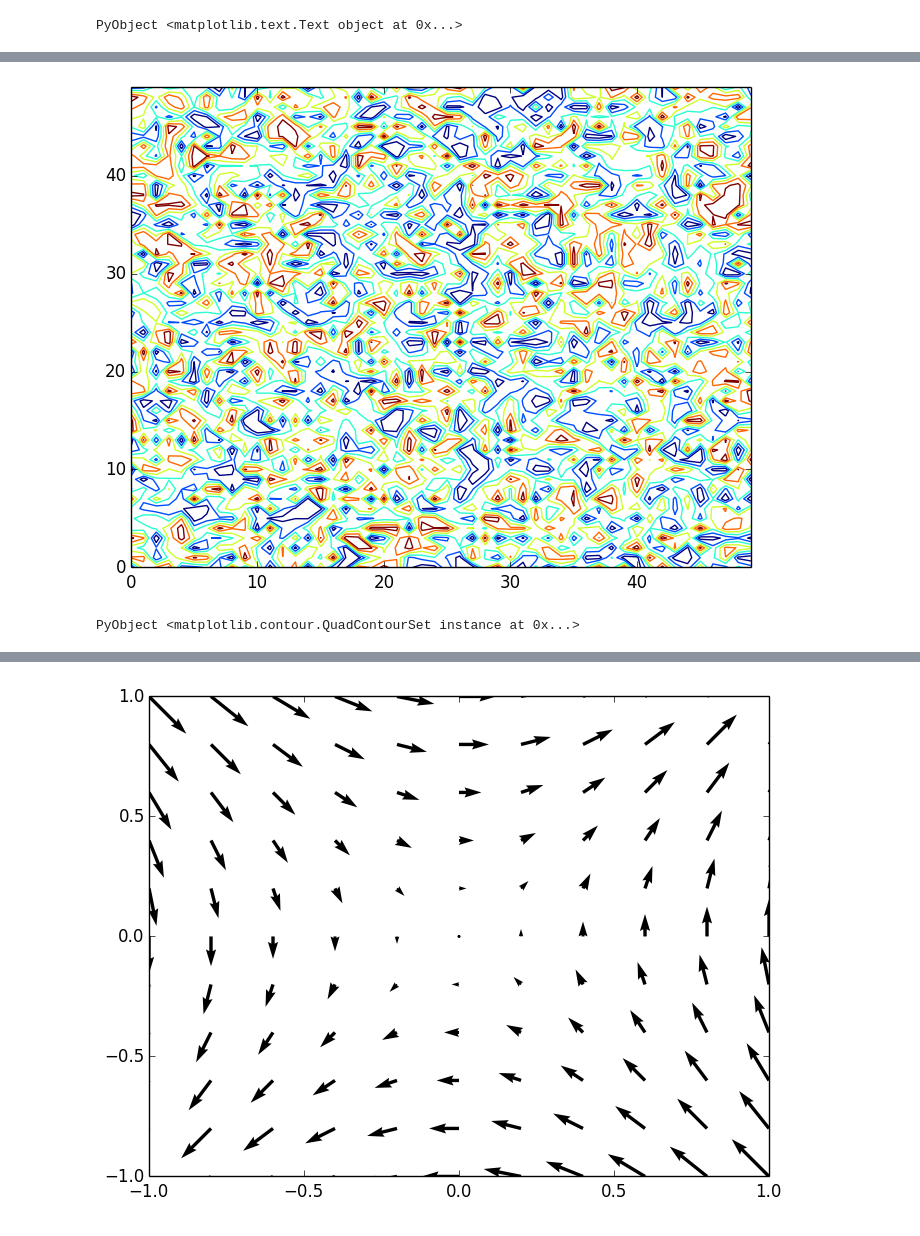
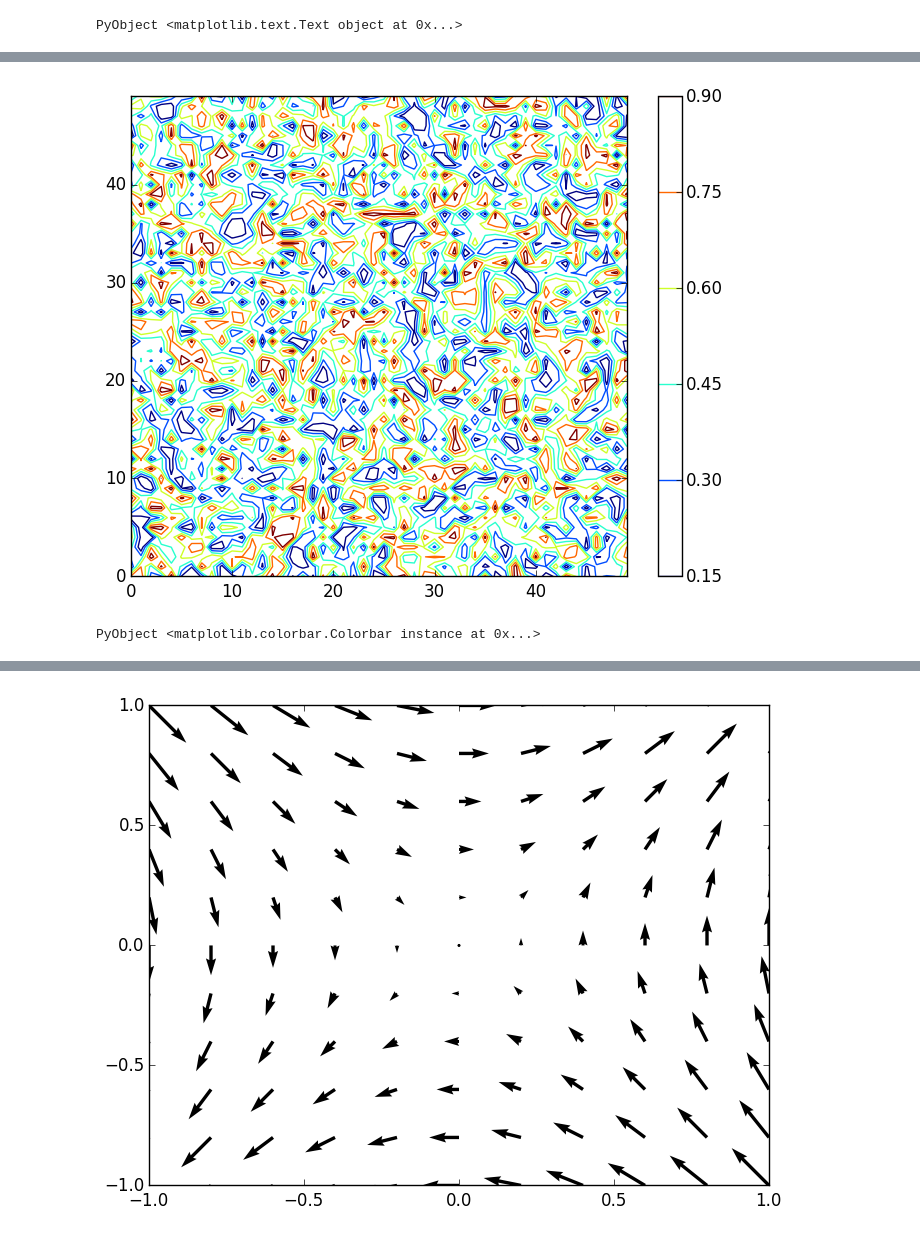
Before and after one commit to clopeau/Julia_Introduction, a Jupyter notebook: 5 - Quelques packages utiles.ipynb, the cells around one changed output, grey strips where cells are left out. Cells and saved outputs as stored; diff of their text form; code cells hidden in the pictures.

```diff
--- a/5 - Quelques packages utiles.ipynb
+++ b/5 - Quelques packages utiles.ipynb
@@ -78,8 +81,9 @@ pie(z);
 # %%
 contour(rand(50,50))
+colorbar()
 # %% [output]
-[figure, old version]
+[figure, new version]
-PyObject <matplotlib.contour.QuadContourSet instance at 0x...>
+PyObject <matplotlib.colorbar.Colorbar instance at 0x...>
 # %%
 surf(rand(50,50))
 # %% [output]
```
Also changed, not shown: parts of 23 cells of this notebook, 10 other files.
